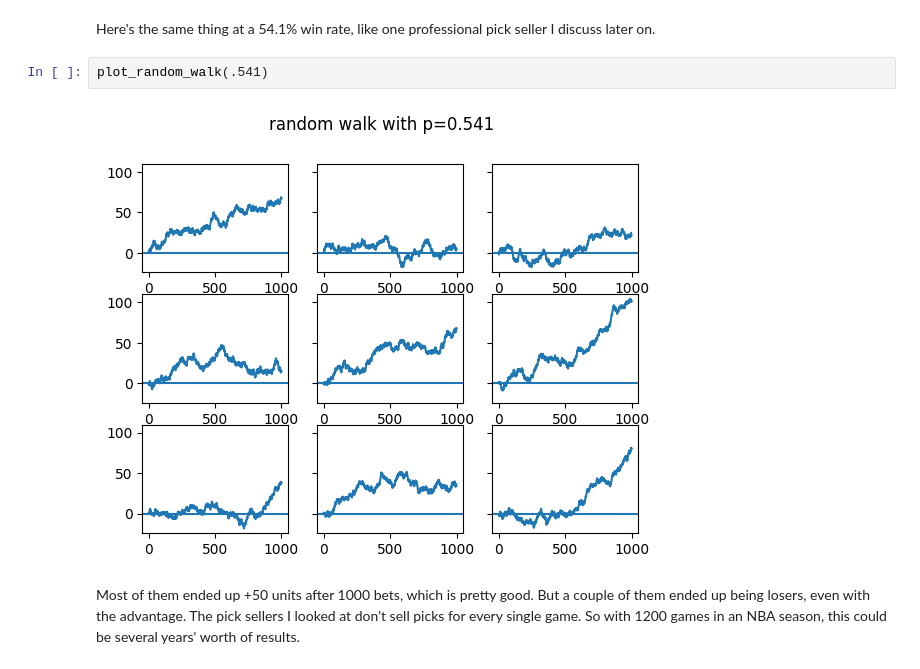
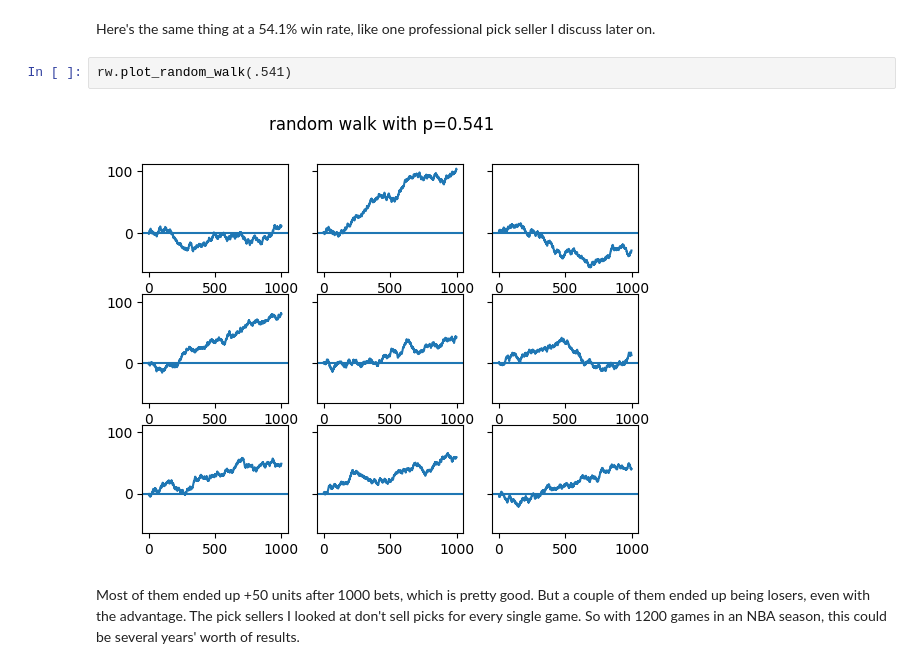
Before and after one commit to csdurfee/book, a Jupyter notebook: ep 6 DONT GO BROKE.ipynb, the cells around one changed output. Cells and saved outputs as stored; diff of their text form.

```diff
--- a/ep 6 DONT GO BROKE.ipynb
+++ b/ep 6 DONT GO BROKE.ipynb
@@ -246,10 +248,10 @@ rw.plot_random_walk(.5)
 These could be 1000 bets at 50% win rate and a -110 vig. Once in a blue moon, a gambler like this might finish with more money when they started with. But usually, they end up down massively at the end of the season.
 # %% [markdown]
 Here's the same thing at a 54.1% win rate, like one professional pick seller I discuss later on.
-# %%
-plot_random_walk(.541)
-# %% [output]
-[figure, removed]
+# %%
+rw.plot_random_walk(.541)
+# %% [output]
+[figure, added]
 # %% [markdown]
 Most of them ended up +50 units after 1000 bets, which is pretty good. But a couple of them ended up being losers, even with the advantage.  The pick sellers I looked at don't sell picks for every single game. So with 1200 games in an NBA season, this could be several years' worth of results.
 # %% [markdown]
```
Also changed, not shown: parts of 29 cells of this notebook, 3 other files.
